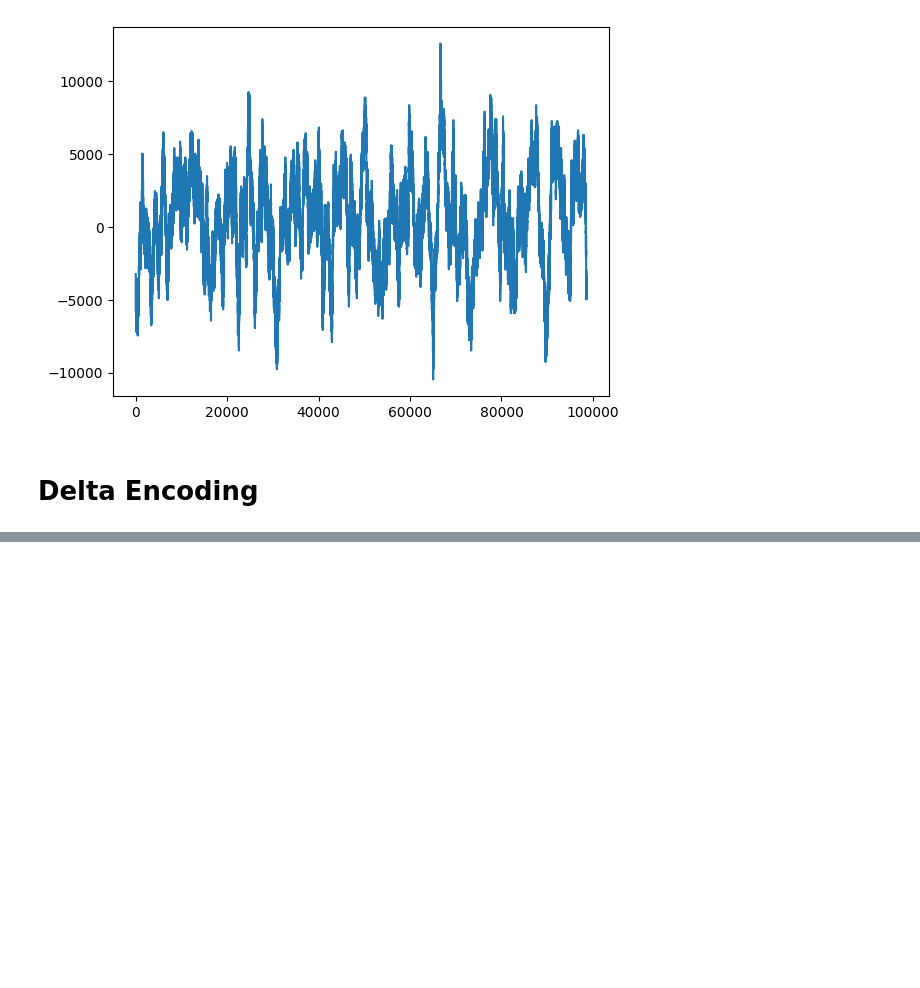
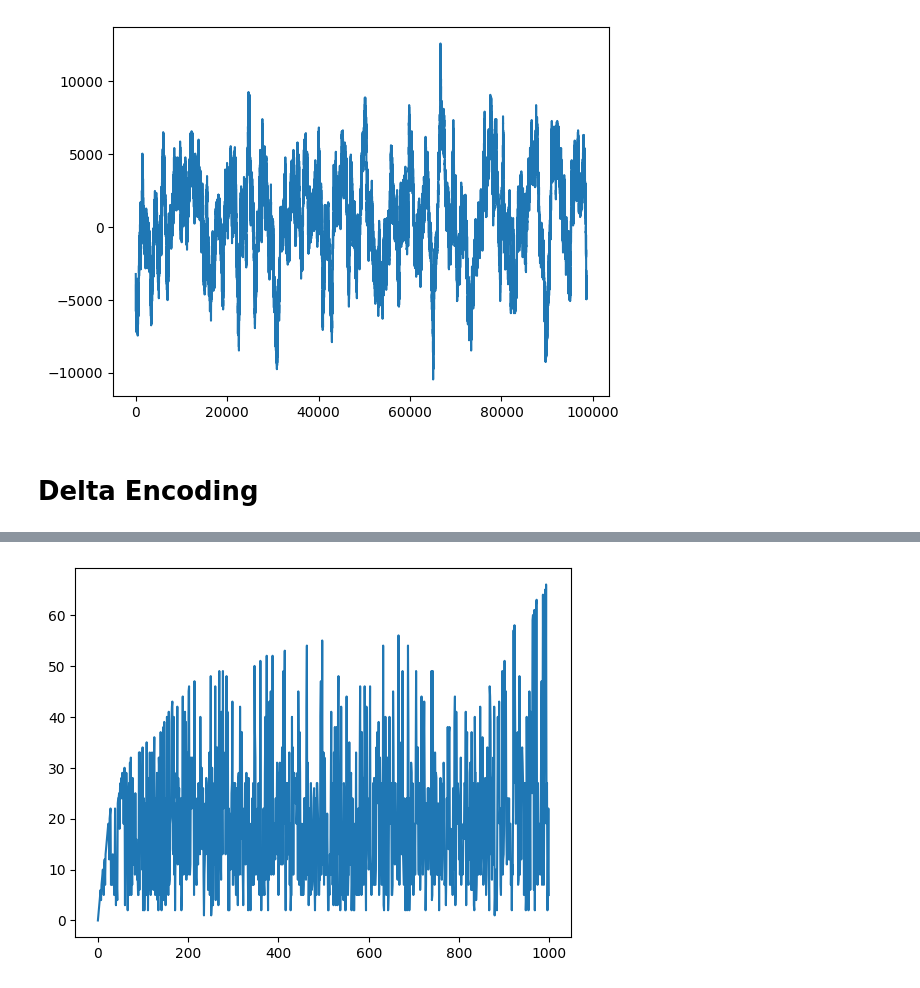
Before and after one commit to mr-brobot/compression, a Jupyter notebook: nbs/analysis.ipynb, the cells around one changed output, grey strips where cells are left out. Drawn from its saved outputs; the diff is of its cells as text; code cells hidden in the pictures; blank space fills up the shorter version.

```diff
--- a/nbs/analysis.ipynb
+++ b/nbs/analysis.ipynb
@@ -148,0 +193,28 @@ plt.plot(freq, sp.real, freq, sp.imag);
+# %%
+from typing import Collection, Tuple
+
+def dict_encode(x: Collection[int]) -> Tuple[Collection[int], Collection[int]]:
+    """
+    returns tuple
+        where first member is dictionary represented as list of unique values in x
+        and second membder is x encoded using dictionary
+    """
+    d = dict()
+    result = list()
+
+    for xi in x:
+        if xi not in d:
+            d[xi] = len(d)
+        result.append(d[xi])
+
+    return list(d.keys()), result
+
+def dict_decode(d: Collection[int], x: Collection[int]) -> Collection[int]:
+    """
+    returns x decoded using dictionary d
+    """
+    return [d[xi] for xi in x]
+
+# tests
+d, e = dict_encode(samples)
+assert dict_decode(d, e) == samples
@@ -148,0 +238,4 @@ plt.plot(freq, sp.real, freq, sp.imag);
+# %%
+plt.plot(e[:1000]);
+# %% [output]
+[figure, added]
```
Also changed, not shown: parts of 23 cells of this notebook, 1 other file.
